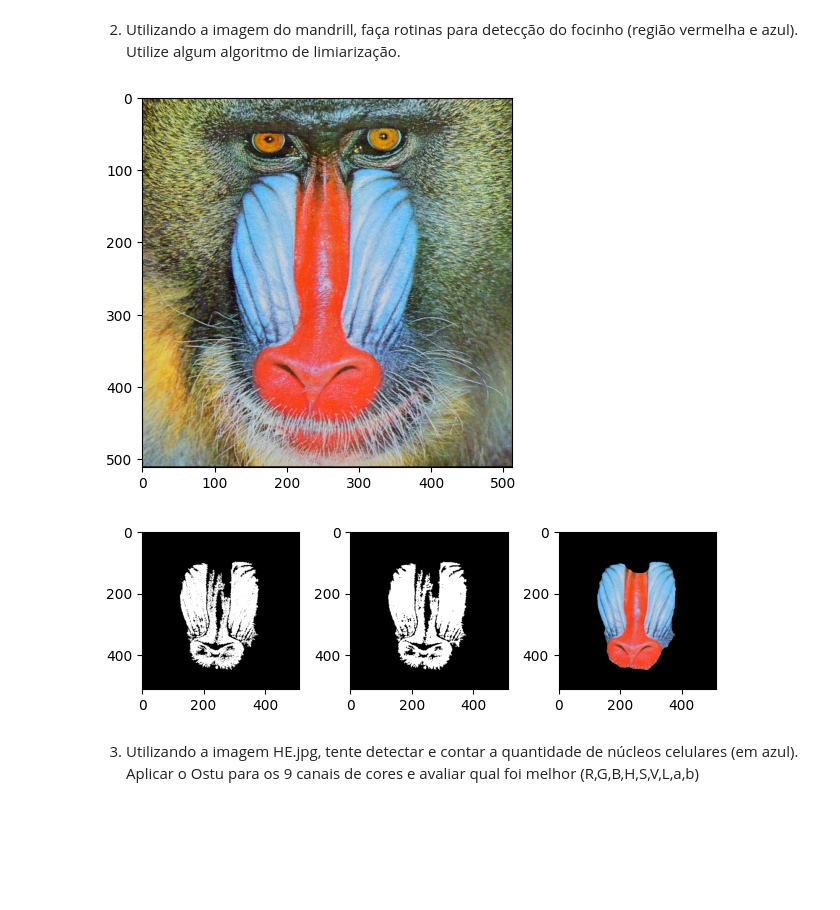
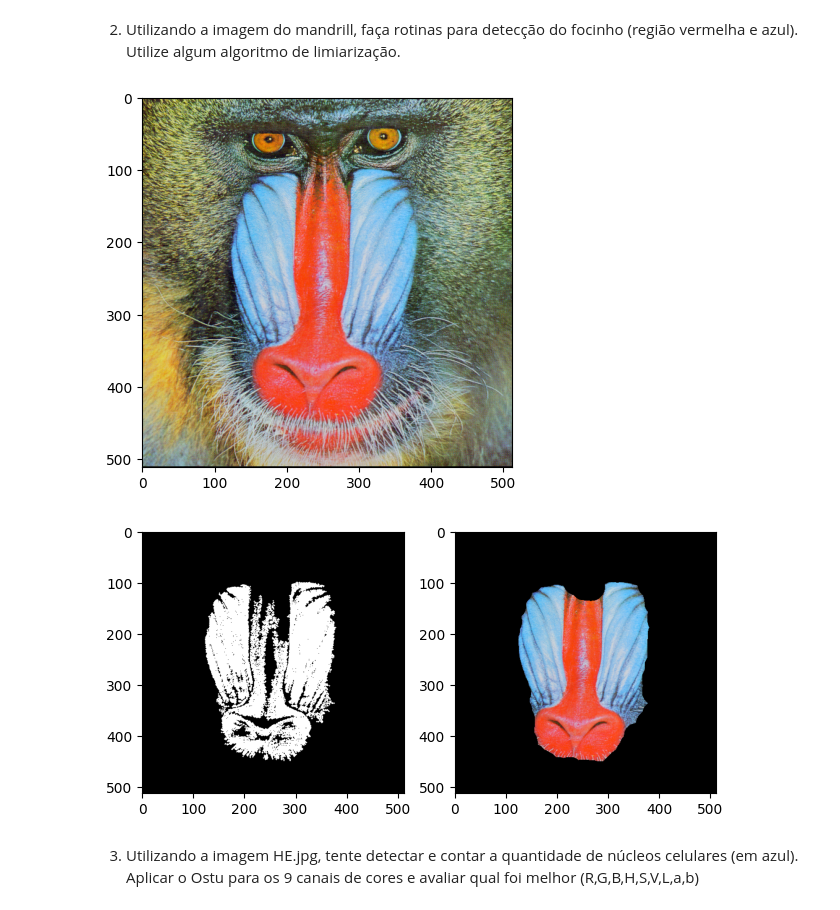
Before and after one commit to Elymas-Magus/gsi058_t1_pedropaulo.spaiva.a, a Jupyter notebook: Lab09 - Color/lab09.ipynb, the cells around one changed output. Drawn from its saved outputs; the diff is of its cells as text; code cells hidden in the pictures; blank space fills up the shorter version.

```diff
--- a/Lab09 - Color/lab09.ipynb
+++ b/Lab09 - Color/lab09.ipynb
@@ -202,41 +201,38 @@ imgMandHSV = cv2.cvtColor(imgMand, cv2.COLOR_BGR2HSV)
 height, width, channels = imgMand.shape
 
 (Hue, Saturation, Intensity) = cv2.split(imgMandHSV)
 
 Hue *= 2
 
 newImage = np.zeros((height, width))
 newImage = newImage.astype('uint8')
 
 newImage[Hue <= 15] = WHITE
 newImage[Hue >= 200] = WHITE
 newImage[Hue > 220] = BLACK
 
 kernel = cv2.getStructuringElement(cv2.MORPH_ELLIPSE, (3, 3))
 newImage = cv2.morphologyEx(newImage, cv2.MORPH_OPEN, kernel)
 
 numComponents, rotulos, coords, _ = cv2.connectedComponentsWithStats(newImage, 8)
 componentsSize = coords[1:,4]
 biggestComponentSize = componentsSize.max()
 thrs = componentsSize.tolist().index(biggestComponentSize) + 1
 
 rotulos[rotulos != thrs] = BLACK
 rotulos[rotulos == thrs] = WHITE
 
-kernel2 = cv2.getStructuringElement(cv2.MORPH_ELLIPSE, (2, 2))
-rotuloClosed2 = cv2.morphologyEx(rotulos.astype('uint8'), cv2.MORPH_CLOSE, kernel2)
-
-kernel50 = cv2.getStructuringElement(cv2.MORPH_ELLIPSE, (50, 50))
-rotuloClosed50 = cv2.morphologyEx(rotulos.astype('uint8'), cv2.MORPH_CLOSE, kernel50)
+kernel = cv2.getStructuringElement(cv2.MORPH_ELLIPSE, (50, 50))
+rotuloClosed = cv2.morphologyEx(rotulos.astype('uint8'), cv2.MORPH_CLOSE, kernel)
 
 coloredNose = np.array(imgMandRGB)
-coloredNose[rotuloClosed50 == BLACK] = np.zeros(channels)
+coloredNose[rotuloClosed == BLACK] = np.zeros(channels)
 
 showImage(imgMandRGB)
-showImages((rotulos, rotuloClosed2, coloredNose))
+showImages((rotulos, coloredNose))
 # %% [output]
 [figure]
-[figure, old version]
+[figure, new version]
 # %% [markdown]
 3)	Utilizando a imagem HE.jpg, tente detectar e contar a quantidade de núcleos celulares (em azul). Aplicar o Ostu para os 9 canais de cores e avaliar qual foi melhor (R,G,B,H,S,V,L,a,b)
 # %%
```
Also changed, not shown: parts of 1 cell of this notebook, 1 other file.
